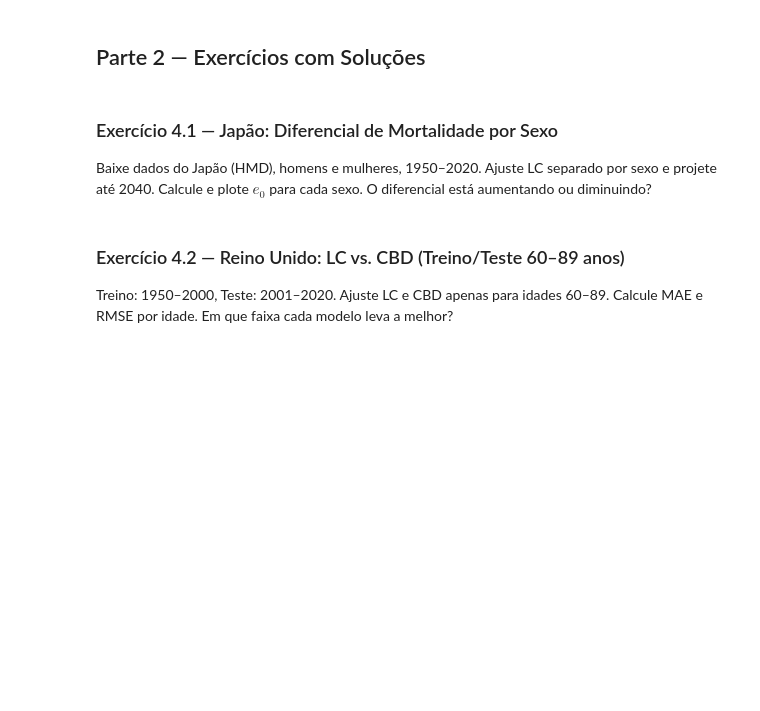
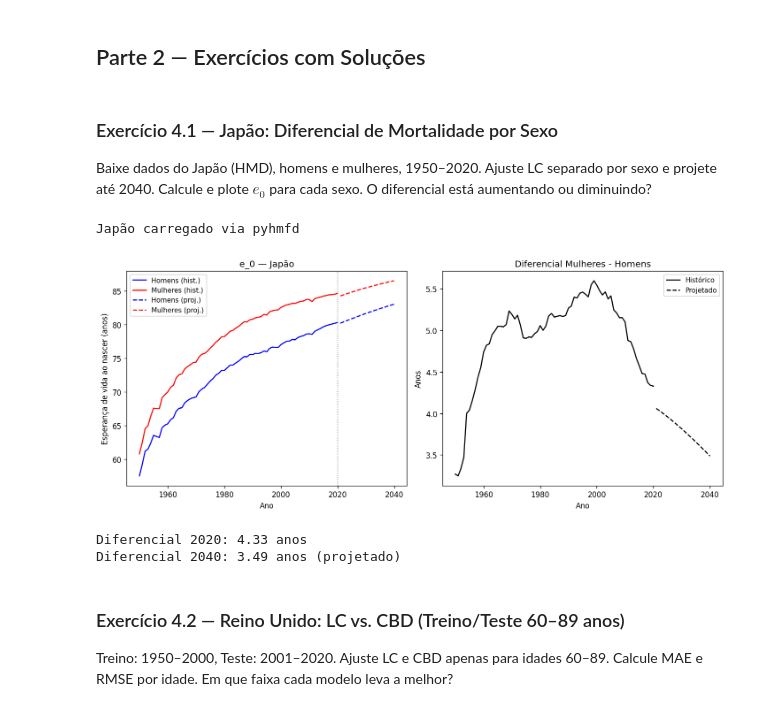
Before and after one commit to filipeclduarte/book-adpst, a Jupyter notebook: notebooks/cap04-modelos-econometricos-atuariais-solucoes.ipynb, the cells around one changed output. Saved outputs shown, nothing was run; the diff lists cells and outputs as text; code cells hidden in the pictures; blank space fills up the shorter version.

```diff
--- a/notebooks/cap04-modelos-econometricos-atuariais-solucoes.ipynb
+++ b/notebooks/cap04-modelos-econometricos-atuariais-solucoes.ipynb
@@ -102,8 +137,8 @@ adf_dp = adfuller(np.diff(k_t))[1]
 print(f'ADF k_t:   p = {adf_p:.4f}  ({'não rejeita H0 — I(1)' if adf_p > 0.05 else 'rejeita H0'})')
 print(f'ADF Δk_t:  p = {adf_dp:.4f}  ({'estacionário' if adf_dp < 0.05 else 'ainda não estacionário'})')
 
-resultado_k = ARIMA(k_t, order=(0, 1, 0), trend='c').fit()
-deriva = resultado_k.params['const']
+resultado_k = ARIMA(k_t, order=(0, 1, 0), trend='t').fit()
+deriva = resultado_k.params[0] # Alterado de ['const'] para [0]
 sigma  = np.std(np.diff(k_t))
 print(f'Deriva estimada: {deriva:.4f} por ano')
 print(f'Sigma (choque):  {sigma:.4f}')
@@ -248,7 +321,6 @@ print(f'P(sobreviver 60→80) em 2050: {l_2050[i80] / l_2050[i60]:.4f}')
 
 Baixe dados do Japão (HMD), homens e mulheres, 1950–2020. Ajuste LC separado por sexo e projete até 2040. Calcule e plote $e_0$ para cada sexo. O diferencial está aumentando ou diminuindo?
 # %%
-# ── Solução 4.1 ──────────────────────────────────────────────────────────
 def estima_lc(m_xt_in):
     """Retorna a_x, b_x, k_t para uma matriz m_xt."""
     ln = np.log(m_xt_in)
@@ -261,8 +333,8 @@ def estima_lc(m_xt_in):
 
 def projeta_lc(ax, bx, kt, h=20):
     """Projeta m_xt por h anos usando ARIMA(0,1,0) com constante."""
-    res = ARIMA(kt, order=(0, 1, 0), trend='c').fit()
-    deriva = res.params['const']
+    res = ARIMA(kt, order=(0, 1, 0), trend='t').fit()
+    deriva = res.params[0]
     kt_proj = kt[-1] + deriva * np.arange(1, h + 1)
     return np.exp(ax[:, None] + bx[:, None] * kt_proj[None, :])
 
@@ -276,24 +348,23 @@ def e0_serie(m_xt_in, idades_vec):
         e0s.append(L.sum() / l[0])
     return np.array(e0s)
 
-try:
-    import pyhmfd
-    df_jpn_m = pyhmfd.load_hmd(country='JPN', sex='male',   ages=range(0,91), years=range(1950,2021))
-    df_jpn_f = pyhmfd.load_hmd(country='JPN', sex='female', ages=range(0,91), years=range(1950,2021))
-    m_jpn_m  = df_jpn_m.values.astype(float)
-    m_jpn_f  = df_jpn_f.values.astype(float)
-    anos_jpn = df_jpn_m.columns.astype(int).values
-    idades_jpn = df_jpn_m.index.astype(int).values
-    print('Japão carregado via pyhmfd')
+import pyhmfd
+df_jpn_male = pyhmfd.read_hmd_web('JPN', 'Mx_1x1')
+df_jpn_m = (
+df_jpn_male[df_jpn_male['Year'].between(1950, 2020) & df_raw['Age'].between(0, 90)]
+.pivot(index='Age', columns='Year', values='Male')
+)
+df_jpn_female = pyhmfd.read_hmd_web('JPN', 'Mx_1x1')
+df_jpn_f = (
+df_jpn_female[df_jpn_female['Year'].between(1950, 2020) & df_raw['Age'].between(0, 90)]
+.pivot(index='Age', columns='Year', values='Female')
+)
+m_jpn_m  = df_jpn_m.values.astype(float)
+m_jpn_f  = df_jpn_f.values.astype(float)
+anos_jpn = df_jpn_m.columns.astype(int).values
+idades_jpn = df_jpn_m.index.astype(int).values
+print('Japão carregado via pyhmfd')
 
-except Exception as e:
-    print(f'pyhmfd indisponível ({e}). Demonstração com dados sintéticos.')
-    anos_jpn = np.arange(1950, 2021)
-    idades_jpn = np.arange(0, 91)
-    base = np.exp(np.linspace(-9, 0, 91))
-    trend = np.exp(-0.015 * np.arange(71))
-    m_jpn_m = np.outer(base, trend) * 1.1   # homens: +10%
-    m_jpn_f = np.outer(base, trend)
 
 H_jpn = 20   # projeta até 2040
 ax_m, bx_m, kt_m = estima_lc(m_jpn_m)
@@ -302,33 +373,38 @@ m_proj_m = projeta_lc(ax_m, bx_m, kt_m, H_jpn)
 m_proj_f = projeta_lc(ax_f, bx_f, kt_f, H_jpn)
 anos_proj_jpn = np.arange(anos_jpn[-1] + 1, anos_jpn[-1] + H_jpn + 1)
 
 e0_m_hist = e0_serie(m_jpn_m, idades_jpn)
 e0_f_hist = e0_serie(m_jpn_f, idades_jpn)
 e0_m_proj = e0_serie(m_proj_m, idades_jpn)
 e0_f_proj = e0_serie(m_proj_f, idades_jpn)
 
 fig, axes = plt.subplots(1, 2, figsize=(12, 5))
 
 axes[0].plot(anos_jpn, e0_m_hist, 'b-', label='Homens (hist.)')
 axes[0].plot(anos_jpn, e0_f_hist, 'r-', label='Mulheres (hist.)')
 axes[0].plot(anos_proj_jpn, e0_m_proj, 'b--', label='Homens (proj.)')
 axes[0].plot(anos_proj_jpn, e0_f_proj, 'r--', label='Mulheres (proj.)')
 axes[0].axvline(anos_jpn[-1], color='gray', ls=':', lw=1)
 axes[0].set(title='e_0 — Japão', xlabel='Ano', ylabel='Esperança de vida ao nascer (anos)')
 axes[0].legend(fontsize=9)
 
 dif_hist = e0_f_hist - e0_m_hist
 dif_proj = e0_f_proj - e0_m_proj
 axes[1].plot(anos_jpn, dif_hist, 'k-', label='Histórico')
 axes[1].plot(anos_proj_jpn, dif_proj, 'k--', label='Projetado')
 axes[1].set(title='Diferencial Mulheres - Homens', xlabel='Ano', ylabel='Anos')
 axes[1].legend(fontsize=9)
 
 plt.tight_layout(); plt.show()
 print(f'Diferencial 2020: {dif_hist[-1]:.2f} anos')
 print(f'Diferencial 2040: {dif_proj[-1]:.2f} anos (projetado)')
 # No Japão o diferencial de gênero cresceu até ~1990 e depois reverteu
 # parcialmente, pois melhorias de mortalidade passaram a favorecer mais homens.
+# %% [output]
+Japão carregado via pyhmfd
+[figure, added]
+Diferencial 2020: 4.33 anos
+Diferencial 2040: 3.49 anos (projetado)
 # %% [markdown]
 ### Exercício 4.2 — Reino Unido: LC vs. CBD (Treino/Teste 60–89 anos)
 
```
Also changed, not shown: parts of 24 cells of this notebook.
